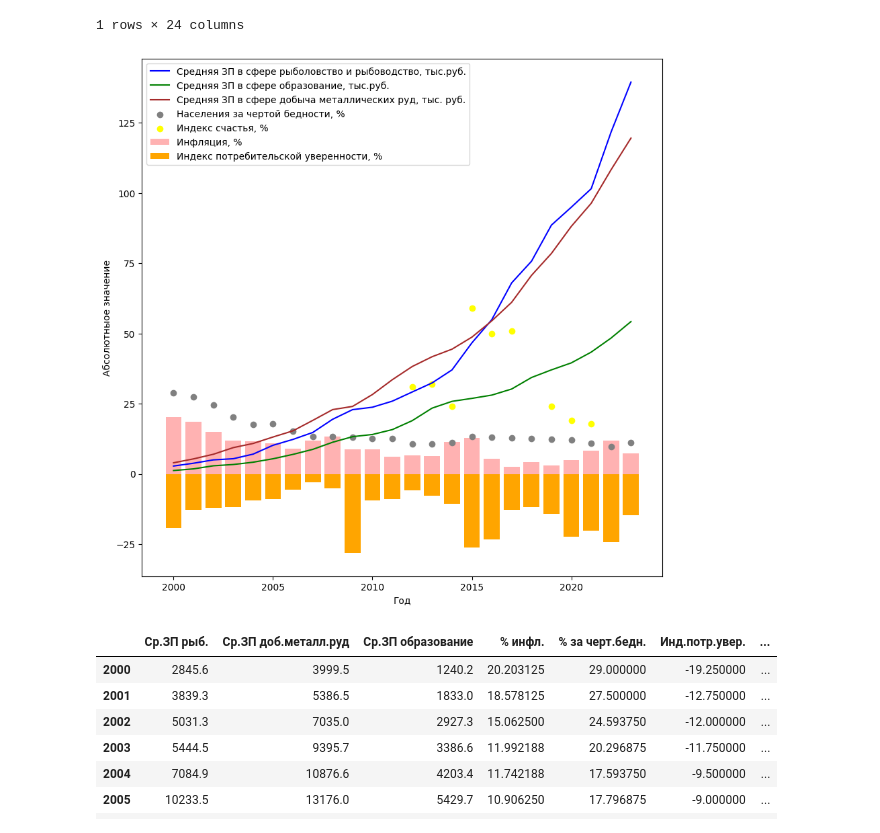
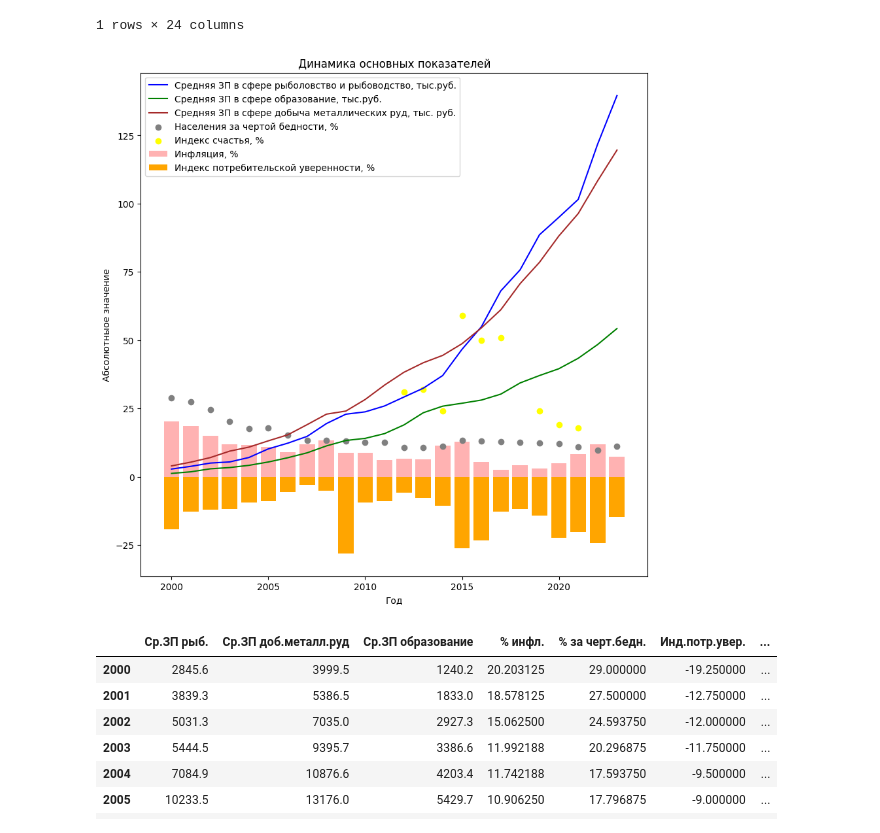
Before and after one commit to qd217/DS_project, a Jupyter notebook: Project.ipynb, the cells around one changed output. Drawn from its saved outputs; the diff is of its cells as text; code cells hidden in the pictures.

```diff
--- a/Project.ipynb
+++ b/Project.ipynb
@@ -135,23 +135,24 @@ ind_hap_data.head()
 # %%
 # --ГРАФИКИ--
 mask5 = bednos_data.index == 'В процентах от общей численности населения'
 mask6 = ind_potr_data.index == 'Индекс потребительской уверенности'
 mask7 = ind_hap_data.index == 'Индекс счастья'
 
 plt.figure(figsize=(10, 10))
 plt.bar(infl_data.columns, (infl_data[mask2].values[0]), color = 'Red', alpha = 0.3)
 plt.plot(zp_data.columns, zp_data[mask1].values[0]/1000, color = 'Blue')
 plt.plot(zp_data.columns, zp_data[mask3].values[0]/1000, color = 'Green')
 plt.plot(zp_data.columns, zp_data[mask4].values[0]/1000, color = 'Brown')
 plt.scatter(bednos_data.columns, bednos_data[mask5].values[0], color = 'Grey')
 plt.bar(ind_potr_data.columns, ind_potr_data[mask6].values[0], color = 'Orange')
 plt.scatter(ind_hap_data.columns, ind_hap_data[mask7].values[0], color = 'Yellow')
+plt.title("Динамика основных показателей")
 plt.xlabel('Год');
 plt.ylabel('Абсолютныое значение');
 plt.legend(['Средняя ЗП в сфере рыболовство и рыбоводство, тыс.руб.','Средняя ЗП в сфере образование, тыс.руб.','Средняя ЗП в сфере добыча металлических руд, тыс. руб.','Населения за чертой бедности, %','Индекс счастья, %','Инфляция, %','Индекс потребительской уверенности, %'])
 plt.show()
 # %% [output]
-[figure, old version]
+[figure, new version]
 # %%
 # -- СВОДНАЯ ТАБЛИЦА ДЛЯ АНАЛИЗА --
 data_full = pd.concat([zp_data,infl_data.tail(1),bednos_data.tail(2).head(1),ind_potr_data,ind_hap_data])
```
